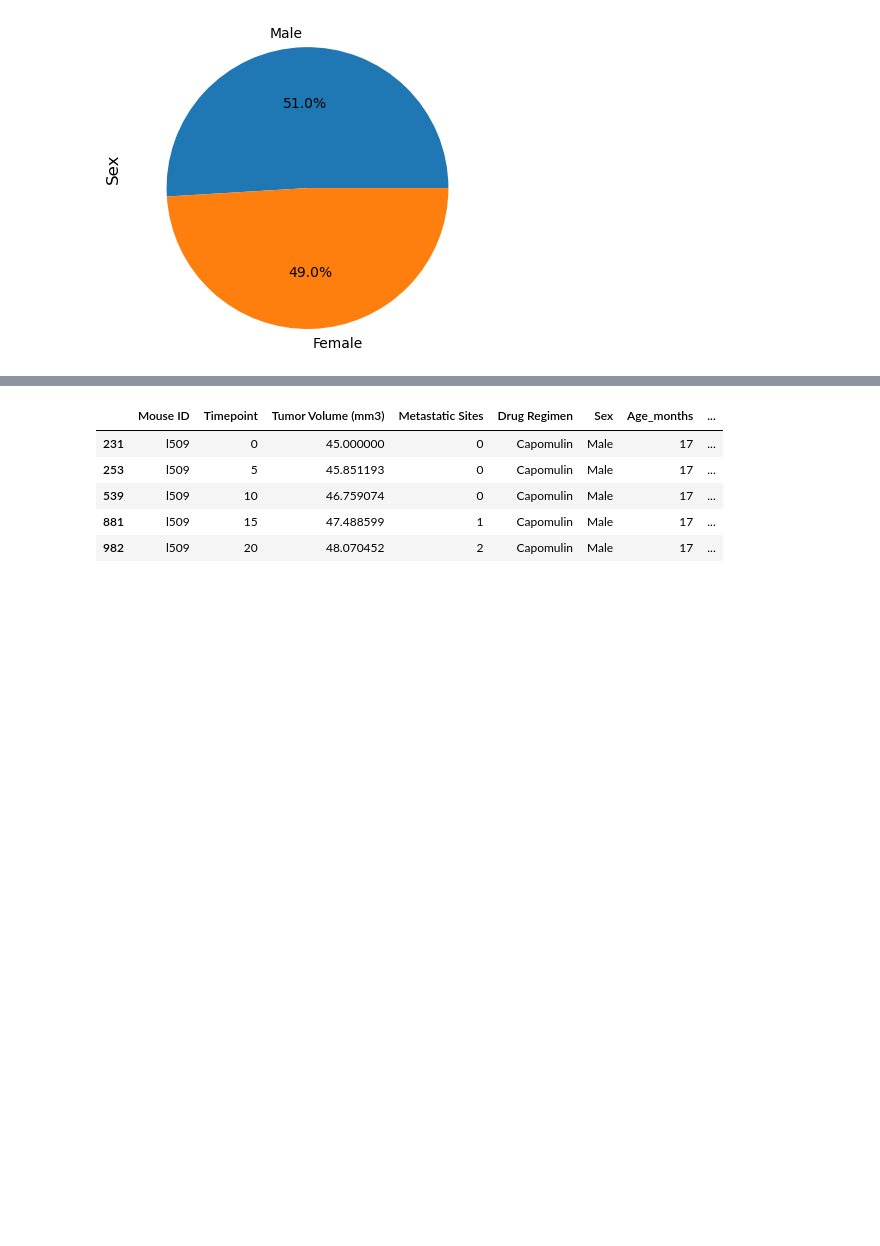
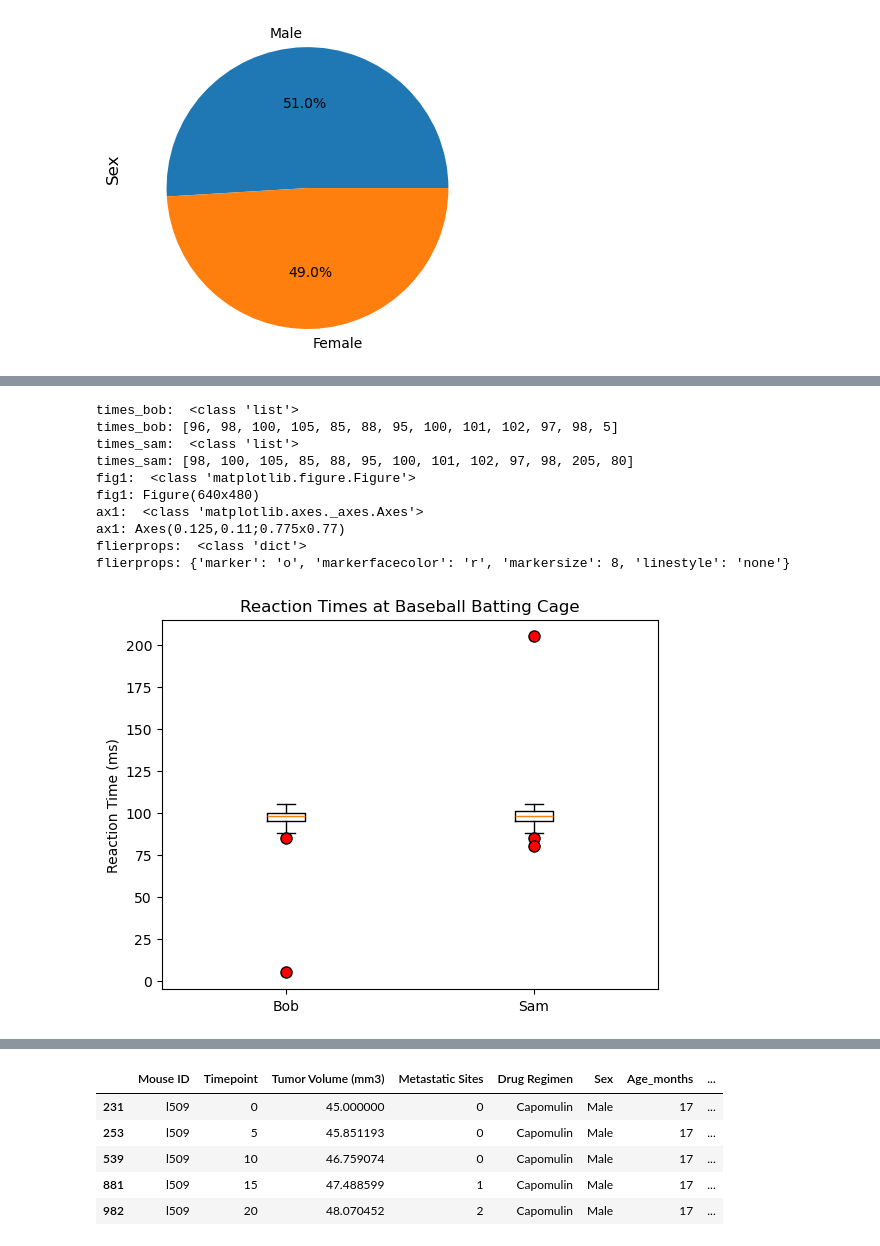
Before and after one commit to MarkOlsonMN/matplotlib-challenge, a Jupyter notebook: Pymaceuticals/Pymaceuticals_Jupyter_Notebook.ipynb, the cells around one changed output, grey strips where cells are left out. Saved outputs shown, nothing was run; the diff lists cells and outputs as text; code cells hidden in the pictures; blank space fills up the shorter version.

```diff
--- a/Pymaceuticals/Pymaceuticals_Jupyter_Notebook.ipynb
+++ b/Pymaceuticals/Pymaceuticals_Jupyter_Notebook.ipynb
@@ -488,0 +532,44 @@ plt.show()
+# %%
+#import matplotlib.pyplot as plt
+
+times_bob = [96, 98, 100, 105, 85, 88, 95, 100, 101, 102, 97, 98, 5]
+times_sam = [98, 100, 105, 85, 88, 95, 100, 101, 102, 97, 98, 205, 80]
+
+print( "times_bob:  " + str(type(times_bob))  )    # times_bob:  <class 'list'>
+print(f"times_bob: {times_bob}")
+print( "times_sam:  " + str(type(times_sam))  )    # times_sam:  <class 'list'>
+print(f"times_sam: {times_sam}")
+
+fig1, ax1 = plt.subplots()
+
+print( "fig1:  " + str(type(fig1))  )    # <class 'matplotlib.figure.Figure'>
+print(f"fig1: {fig1}")
+print( "ax1:  " + str(type(ax1))  )      # ax1:  <class 'matplotlib.axes._axes.Axes'>
+print(f"ax1: {ax1}")
+
+ax1.set_title('Reaction Times at Baseball Batting Cage')
+ax1.set_ylabel('Reaction Time (ms)')
+
+# ax1.boxplot([times_bob, times_sam], labels=['Bob', 'Sam'])
+#
+# Customize the appearance of the outliers as red circles
+flierprops = dict(marker='o', markerfacecolor='r', markersize=8, linestyle='none')
+
+print( "flierprops:  " + str(type(flierprops))  )    # flierprops:  <class 'dict'>
+print(f"flierprops: {flierprops}")
+
+ax1.boxplot([times_bob, times_sam], labels=['Bob', 'Sam'], flierprops=flierprops)
+
+plt.show()
+# %% [output]
+times_bob:  <class 'list'>
+times_bob: [96, 98, 100, 105, 85, 88, 95, 100, 101, 102, 97, 98, 5]
+times_sam:  <class 'list'>
+times_sam: [98, 100, 105, 85, 88, 95, 100, 101, 102, 97, 98, 205, 80]
+fig1:  <class 'matplotlib.figure.Figure'>
+fig1: Figure(640x480)
+ax1:  <class 'matplotlib.axes._axes.Axes'>
+ax1: Axes(0.125,0.11;0.775x0.77)
+flierprops:  <class 'dict'>
+flierprops: {'marker': 'o', 'markerfacecolor': 'r', 'markersize': 8, 'linestyle': 'none'}
+[figure, added]
```
Also changed, not shown: parts of 7 cells of this notebook.
